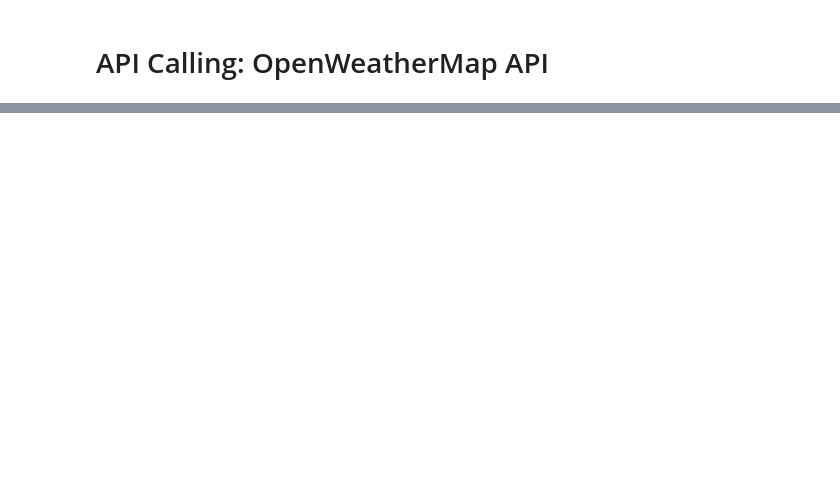
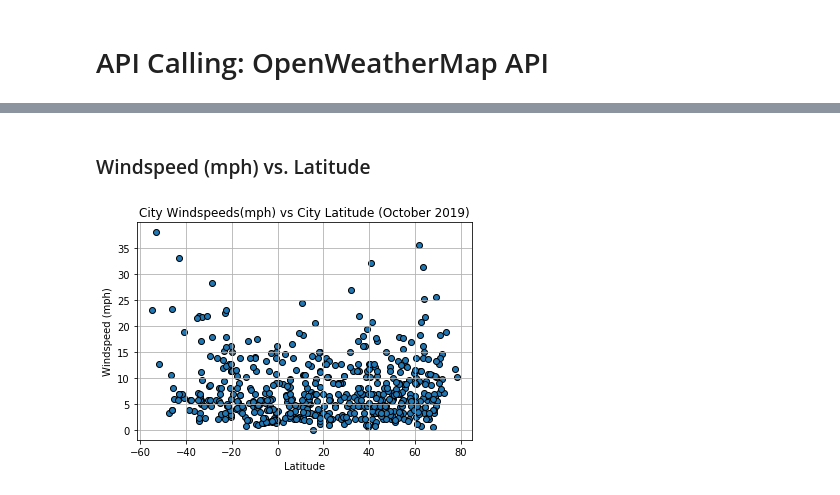
Before and after one commit to gtieng/python-api-challenge, a Jupyter notebook: WeatherPy_GT.ipynb, the cells around one changed output, grey strips where cells are left out. Cells and saved outputs as stored; diff of their text form; code cells hidden in the pictures; blank space fills up the shorter version.

```diff
--- a/WeatherPy_GT.ipynb
+++ b/WeatherPy_GT.ipynb
@@ -105,0 +195,17 @@ pd.DataFrame(weather_df)
+# %% [markdown]
+### Windspeed (mph) vs. Latitude
+# %%
+#plot clouds vs lat
+windsVSlat = plt.scatter(weather_df["Latitude"], weather_df["Windspeed"], edgecolors="k")
+
+#labels and legend
+plt.title("City Windspeeds(mph) vs City Latitude (October 2019)")
+plt.xlabel("Latitude")
+plt.ylabel("Windspeed (mph)")
+plt.grid(True)
+
+#save and show
+plt.savefig("windsVSlat_GT.png")
+plt.show()
+# %% [output]
+[figure, added]
```
Also changed, not shown: parts of 16 cells of this notebook, 5 other files.
